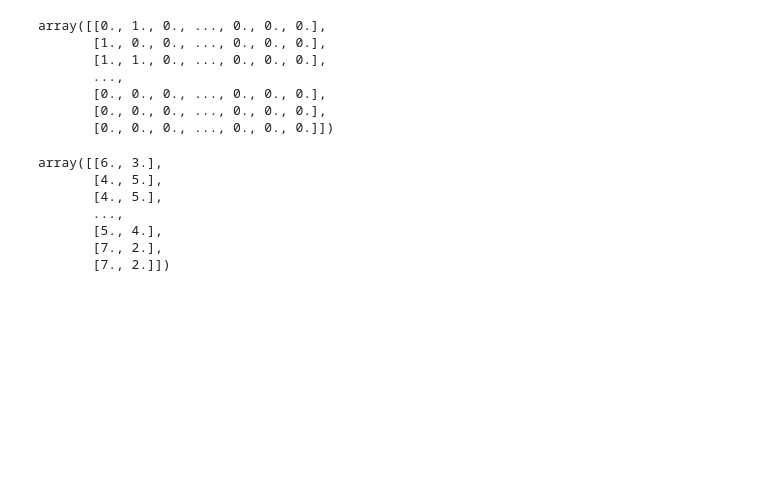
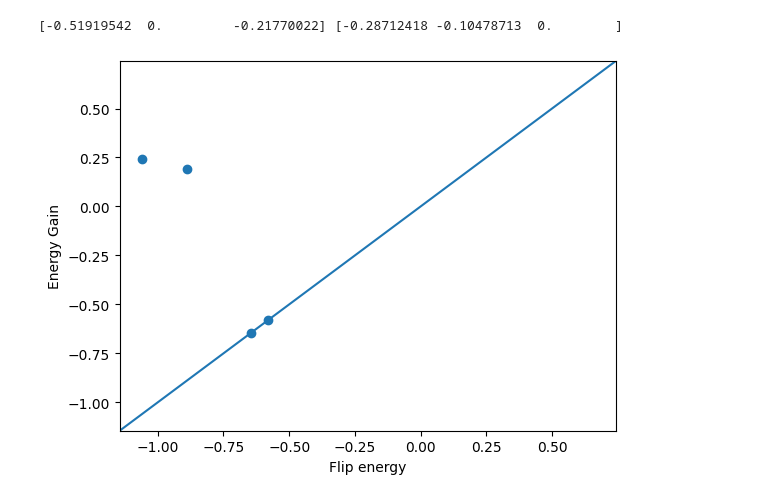
Before and after one commit to farrisric/npl, a Jupyter notebook: notebooks/test_code.ipynb, the cells around one changed output. Saved outputs shown, nothing was run; the diff lists cells and outputs as text; code cells hidden in the pictures; blank space fills up the shorter version.

Commit message:
exchange operator changes

```diff
--- a/notebooks/test_code.ipynb
+++ b/notebooks/test_code.ipynb
@@ -260,20 +16,18 @@ No implementation of function Function(<function array_dot at 0x...>) found for
-# %%
-system._connectivity_matrix * system._occupation_matrix[1]
-# %% [output]
-array([[0., 1., 0., ..., 0., 0., 0.],
-       [1., 0., 0., ..., 0., 0., 0.],
-       [1., 1., 0., ..., 0., 0., 0.],
-       ...,
-       [0., 0., 0., ..., 0., 0., 0.],
-       [0., 0., 0., ..., 0., 0., 0.],
-       [0., 0., 0., ..., 0., 0., 0.]])
-# %%
-system._connectivity_matrix.dot(system._occupation_matrix.T)
-# %% [output]
-array([[6., 3.],
-       [4., 5.],
-       [4., 5.],
-       ...,
-       [5., 4.],
-       [7., 2.],
-       [7., 2.]])
+# %%
+symbols = ['Au']*150+['Pt']*100+['Pd']*155
+system = Octahedron('Pt', 9, 3)
+system.calc = EMT()
+training_set = []
+
+for _ in range(5):
+    shuffle(symbols)
+    system.symbols = symbols
+    system.get_potential_energy()
+    p = nano.from_atoms(system)
+    top = Topologies(p.get_unique_atomic_numbers())
+    top.get_feature_vector(p)
+    training_set.append(p)
+
+c = TrainedCalculator('TOP', Ridge)
+c.fit(training_set)
+coef = c.get_coefficients()
@@ -279,0 +36,38 @@ array([[6., 3.],
+# %%
+system.symbols = symbols
+system.get_potential_energy()
+p = nano.from_atoms(system)
+top = Topologies(p.get_unique_atomic_numbers())
+top.get_feature_vector(p)
+
+coefficients, total_energy, feature_index_values = compute_coefficients_for_linear_topological_model(coef, training_set[1].get_unique_atomic_numbers())
+exchange = GuidedExchangeOperator(p, total_energy, feature_index_values)
+
+a, b = exchange.find_best_swap_pair()[0]
+print(exchange.exchange_energies[a] ,exchange.exchange_energies[b])
+
+old_energy = c.calculate_total(p)
+
+flips = []
+gains = []
+for _ in range(5):
+    flip_energy = exchange.perform_operation(p)*2
+    top.get_feature_vector(p)
+    new_energy = c.calculate_total(p)
+    energy_gain =  new_energy - old_energy
+    old_energy = new_energy
+
+    flips.append(flip_energy)
+    gains.append(energy_gain)
+
+
+plt.scatter(flips, gains)
+plt.xlabel('Flip energy')
+plt.ylabel('Energy Gain')
+plt.xlim(min(gains)-0.5,max(gains)+0.5)
+plt.ylim(min(gains)-0.5,max(gains)+0.5)
+plt.plot([-10,10],[-10,10])
+plt.show()
+# %% [output]
+[-0.51919542  0.         -0.21770022] [-0.28712418 -0.10478713  0.        ]
+[figure, added]
```
Also changed, not shown: parts of 44 cells of this notebook, 4 other files.
